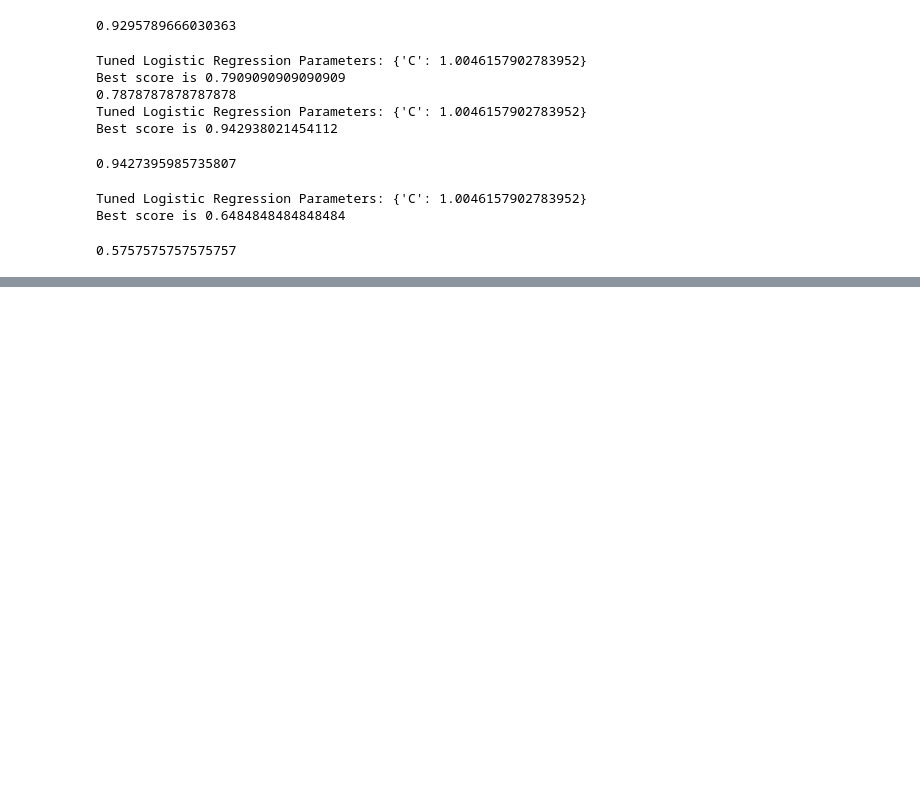
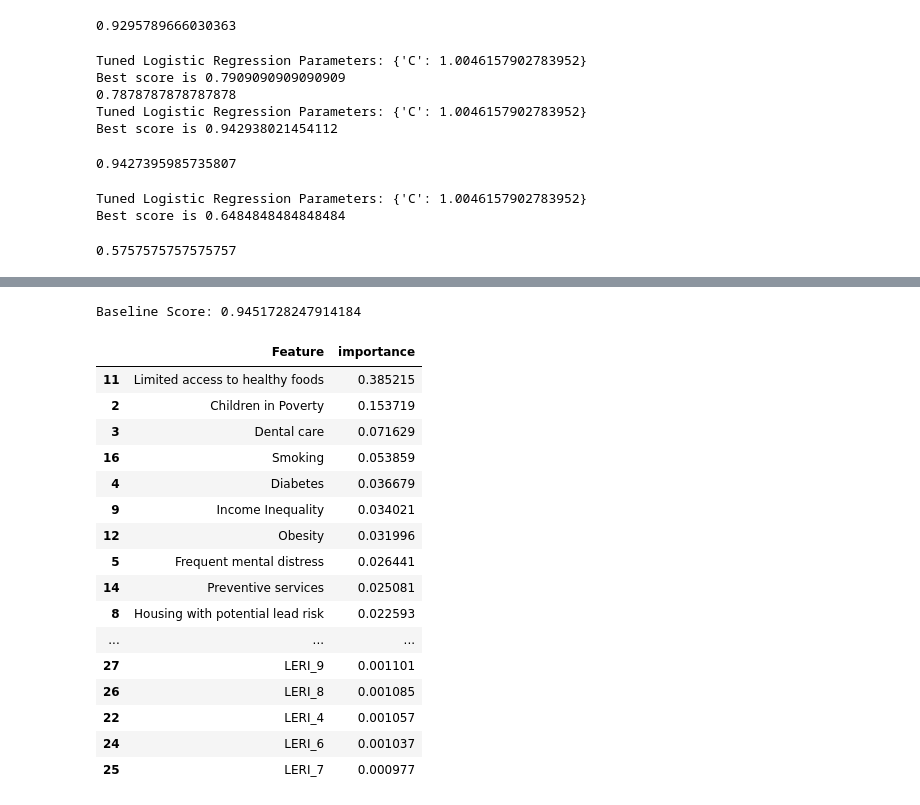
Before and after one commit to lilfetz22/Health_Scores_CAP2, a Jupyter notebook: scripts/Health_Scores_ML.ipynb, the cells around one changed output, grey strips where cells are left out. Cells and saved outputs as stored; diff of their text form; code cells hidden in the pictures; blank space fills up the shorter version.

```diff
--- a/scripts/Health_Scores_ML.ipynb
+++ b/scripts/Health_Scores_ML.ipynb
@@ -224,0 +311,21 @@ Best score is 0.6484848484848484
+# %%
+rf_fx(tract_data_scaled, tds_copy['agg_predicted'])
+# %% [output]
+Baseline Score: 0.9451728247914184
+|  | Feature | importance |
+| 11 | Limited access to healthy foods | 0.385215 |
+| 2 | Children in Poverty | 0.153719 |
+| 3 | Dental care | 0.071629 |
+| 16 | Smoking | 0.053859 |
+| 4 | Diabetes | 0.036679 |
+| 9 | Income Inequality | 0.034021 |
+| 12 | Obesity | 0.031996 |
+| 5 | Frequent mental distress | 0.026441 |
+| 14 | Preventive services | 0.025081 |
+| 8 | Housing with potential lead risk | 0.022593 |
+| ... | ... | ... |
+| 27 | LERI_9 | 0.001101 |
+| 26 | LERI_8 | 0.001085 |
+| 22 | LERI_4 | 0.001057 |
+| 24 | LERI_6 | 0.001037 |
+| 25 | LERI_7 | 0.000977 |
```
Also changed, not shown: parts of 12 cells of this notebook.
